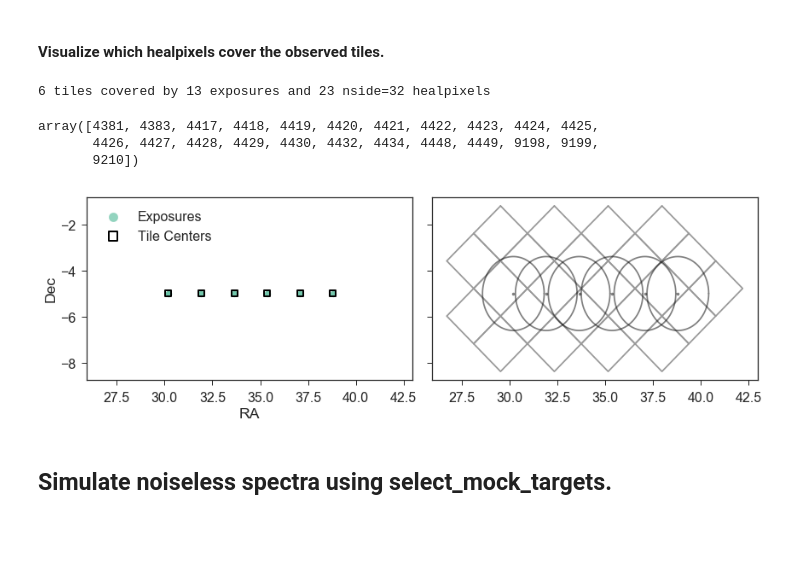
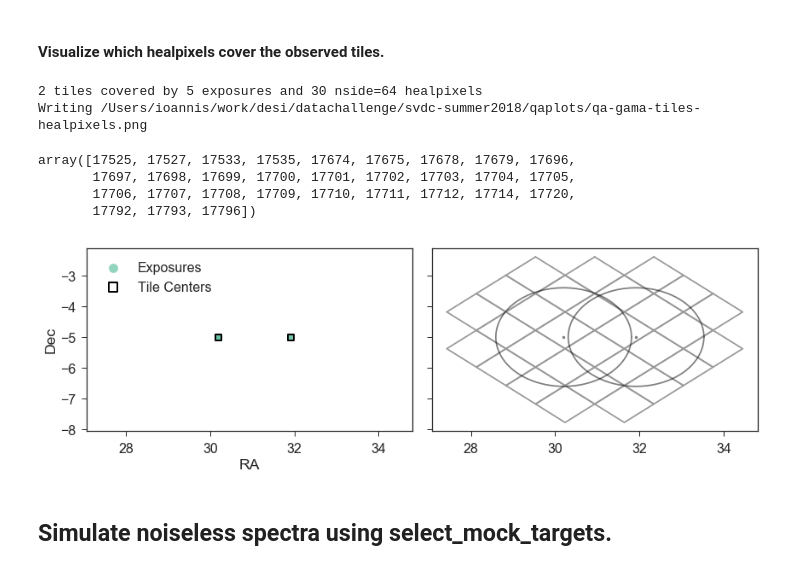
Before and after one commit to michaelJwilson/survey-validation, a Jupyter notebook: svdc-summer2018/bgs-gama-pipeline.ipynb, the cells around one changed output. Cells and saved outputs as stored; diff of their text form; code cells hidden in the pictures; blank space fills up the shorter version.

```diff
--- a/svdc-summer2018/bgs-gama-pipeline.ipynb
+++ b/svdc-summer2018/bgs-gama-pipeline.ipynb
@@ -112,7 +136,7 @@ def radec2tiles(ra, dec, tileid_start=100000):
     ntile = len(np.atleast_1d(ra))
 
     tiles = Table()
-    tiles.add_column(Column(name='TILEID', dtype=np.int32, length=ntile))
+    tiles.add_column(Column(name='TILEID', dtype='i4', length=ntile))
     tiles.add_column(Column(name='RA', dtype='f8', length=ntile))
     tiles.add_column(Column(name='DEC', dtype='f8', length=ntile))
     tiles.add_column(Column(name='PASS', dtype=np.int16, length=ntile))
@@ -121,12 +145,12 @@ def radec2tiles(ra, dec, tileid_start=100000):
     tiles.add_column(Column(name='AIRMASS', dtype='f4', length=ntile))
     tiles.add_column(Column(name='STAR_DENSITY', dtype='f4', length=ntile))
     tiles.add_column(Column(name='EXPOSEFAC', dtype='f4', length=ntile))
-    tiles.add_column(Column(name='PROGRAM', dtype='S4', length=ntile))
-    tiles.add_column(Column(name='OBSCONDITIONS', dtype=np.int32, length=ntile))
+    tiles.add_column(Column(name='PROGRAM', dtype='S6', length=ntile))
+    tiles.add_column(Column(name='OBSCONDITIONS', dtype='i4', length=ntile))
 
     tiles['RA'] = ra
     tiles['DEC'] = dec
-    tiles['TILEID'] = np.arange(ntile) + tileid_start
+    tiles['TILEID'] = (np.arange(ntile) + tileid_start).astype('i4')
     tiles['PASS'] = 1          # ??
     tiles['AIRMASS'] = 1.0     # to be filled in by surveysim
     tiles['IN_DESI'] = 1       # assume all "in DESI"
@@ -258,9 +282,11 @@ def gama_tiles(gama, radius=1.62, gamafield=None, debug=False, overwrite=False):
     dec = np.hstack(dec_allfields).flatten()
 
     tiles = radec2tiles(ra, dec)
+    if gamafield == 'G02':
+        print('Temporary hack -- writing just the first two tiles!')
+        tiles = tiles[:2]
 
     if overwrite:
-
         print('Writing {}'.format(_tilesfile))
         tiles.write(_tilesfile, overwrite=overwrite)
 
@@ -438,7 +483,7 @@ def plot_healpix(nside, pixels, ax=None):
         ra, dec = np.degrees(phi), 90-np.degrees(theta)
         ax.plot(ra, dec, '-', color='0.6')
 # %%
-def tiles2pixels(tiles, nside=32):
+def tiles2pixels(tiles, nside=64):
     import desimodel.footprint
     pixels = desimodel.footprint.tiles2pix(nside, tiles)
     nexp = np.count_nonzero(np.in1d(explist['TILEID'], tiles['TILEID']))
@@ -464,7 +509,7 @@ def qa_observed_tiles():
     #ax.set_xlim(148, 157)
     #ax.set_ylim(28, 37)
 # %%
-def qa_tiles2pixels(tiles, nside=32, overwrite=False):
+def qa_tiles2pixels(tiles, nside=64, overwrite=False):
 
     pixels = tiles2pixels(tiles, nside=nside)
     sci = explist['FLAVOR'] == 'science'
@@ -501,13 +546,15 @@ def qa_tiles2pixels(tiles, nside=32, overwrite=False):
 
     return pixels
 # %%
-pixels = qa_tiles2pixels(G02tiles, overwrite=overwrite_tiles)
+pixels = qa_tiles2pixels(G02tiles, nside=nside_mock_targets, overwrite=overwrite_tiles)
 pixels
 # %% [output]
-6 tiles covered by 13 exposures and 23 nside=32 healpixels
+2 tiles covered by 5 exposures and 30 nside=64 healpixels
+Writing /Users/ioannis/work/desi/datachallenge/svdc-summer2018/qaplots/qa-gama-tiles-healpixels.png
-array([4381, 4383, 4417, 4418, 4419, 4420, 4421, 4422, 4423, 4424, 4425,
-       4426, 4427, 4428, 4429, 4430, 4432, 4434, 4448, 4449, 9198, 9199,
-       9210])
+array([17525, 17527, 17533, 17535, 17674, 17675, 17678, 17679, 17696,
+       17697, 17698, 17699, 17700, 17701, 17702, 17703, 17704, 17705,
+       17706, 17707, 17708, 17709, 17710, 17711, 17712, 17714, 17720,
+       17792, 17793, 17796])
-[figure, old version]
+[figure, new version]
 # %% [markdown]
 ## Simulate noiseless spectra using select_mock_targets.
```
Also changed, not shown: parts of 26 cells of this notebook, 2 other files.
